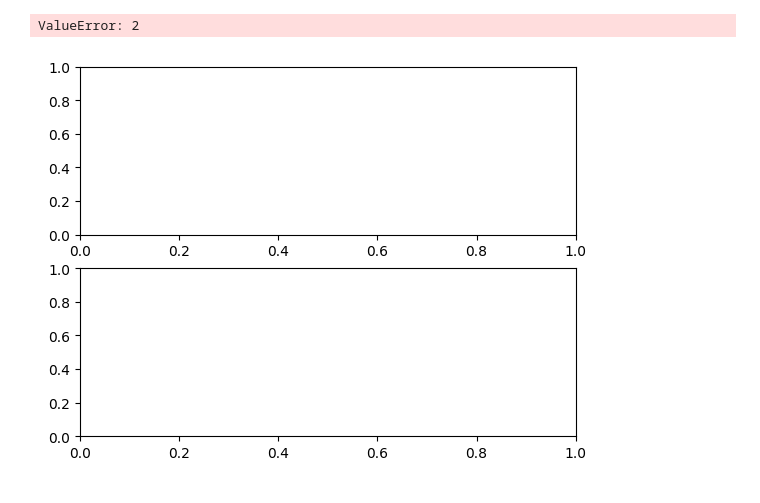
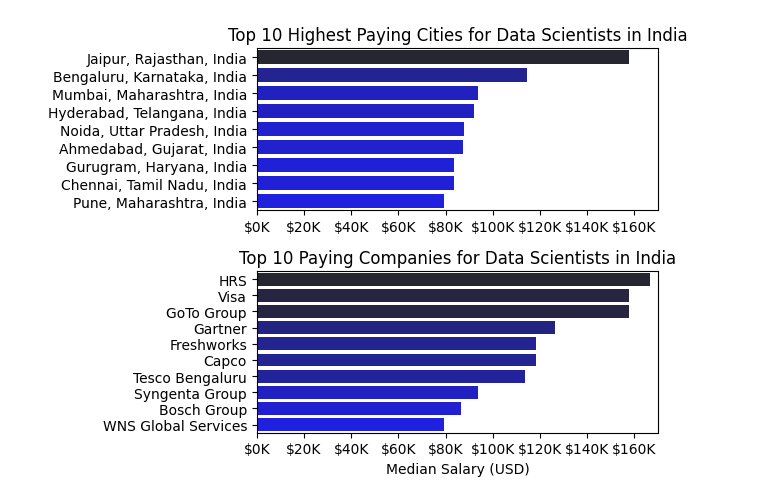
Before and after one commit to Pushkar-Taneja/Data-science-course, a Jupyter notebook: Project.ipynb/Job_Analysis_India.ipynb, the cells around one changed output. Cells and saved outputs as stored; diff of their text form; code cells hidden in the pictures.

Commit message:
modified:   Basics.ipynb/24_Pandas_Inspection.ipynb 	modified:   Basics.ipynb/matplotlib.ipynb 	modified:   Project.ipynb/Job_Analysis_India.ipynb

```diff
--- a/Project.ipynb/Job_Analysis_India.ipynb
+++ b/Project.ipynb/Job_Analysis_India.ipynb
@@ -37,3 +17,7 @@ Name: job_title_short, dtype: object>
 # %%
 df_Google_Ind = df_India[df_India['company_name'] == 'Google']
-df_Google_Ind_pay = df_Google_Ind['salary_year_avg']
+df_Google_Ind = df_India.dropna(subset=['salary_year_avg'])
+
+df_Google_Ind = df_Google_Ind.explode('job_location')
+
+df_Google_Ind[['salary_year_avg', 'job_location']].head(10)
@@ -39,0 +36,7 @@ df_Google_Ind_pay = df_Google_Ind['salary_year_avg']
+# %%
+df_DS_top_pay = df_Google_Ind.groupby('job_location')['salary_year_avg'].agg(['count', 'median']).sort_values(by='median', ascending=False)
+
+df_DS_top_pay = df_DS_top_pay.head(10)
+
+df_DS_top_pay = df_DS_top_pay.drop('India')
+df_DS_top_pay
@@ -39,0 +55,6 @@ df_Google_Ind_pay = df_Google_Ind['salary_year_avg']
+# %%
+df_DS_Skills = df_Google_Ind.groupby('company_name')['salary_year_avg'].agg(['count', 'median']).sort_values(by='count', ascending=False)
+
+df_DS_Skills = df_DS_Skills.head(10).sort_values(by='median', ascending=False)
+
+df_DS_Skills
@@ -40,27 +74,27 @@ df_Google_Ind_pay = df_Google_Ind['salary_year_avg']
 # %%
 fig, ax = plt.subplots(2, 1)
 
-sns.barplot(data=df_Google_Ind, x='salary_year_avg', y='job_title_short', hue='df_Google_Ind_pay', ax=ax[0], palette='dark:b_r')
+sns.barplot(data=df_DS_top_pay, x='median', y=df_DS_top_pay.index, hue='median', ax=ax[0], palette='dark:b_r')
 ax[0].legend().remove()
 
-ax[0].set_title('Top 10 Highest Paid Skills for Data Analysts')
+ax[0].set_title('Top 10 Highest Paying Cities for Data Scientists in India')
 ax[0].set_ylabel('')
 ax[0].set_xlabel('')
+ax[0].set_xlim(0,170000)
 ax[0].xaxis.set_major_formatter(plt.FuncFormatter(lambda x, _: f'${int(x/1000)}K'))
 
 
 
-sns.barplot(data=df_Google_Ind, x=df_India_count, y=df_Google_Ind.index, hue=df_India_count, ax=ax[1], palette='light:b')
+sns.barplot(data=df_DS_Skills, x='median', y=df_DS_Skills.index, hue='median', ax=ax[1], palette='dark:b_r')
 ax[1].legend().remove()
 
-ax[1].set_title('Top 10 Most In-Demand Skills for Data Analysts')
+ax[1].set_title('Top 10 Paying Companies for Data Scientists in India')
 ax[1].set_ylabel('')
 ax[1].set_xlabel('Median Salary (USD)')
 ax[1].set_xlim(ax[0].get_xlim())
 ax[1].xaxis.set_major_formatter(plt.FuncFormatter(lambda x, _: f'${int(x/1000)}K'))
 
 plt.tight_layout()
 plt.show()
 # %% [output]
-ValueError: 2
-[figure, old version]
+[figure, new version]
```
Also changed, not shown: parts of 5 cells of this notebook, 1 other file.
